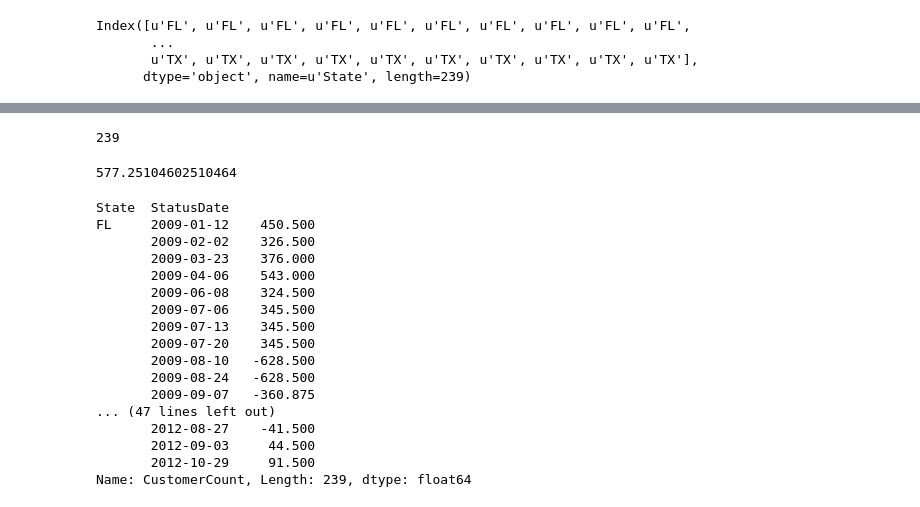
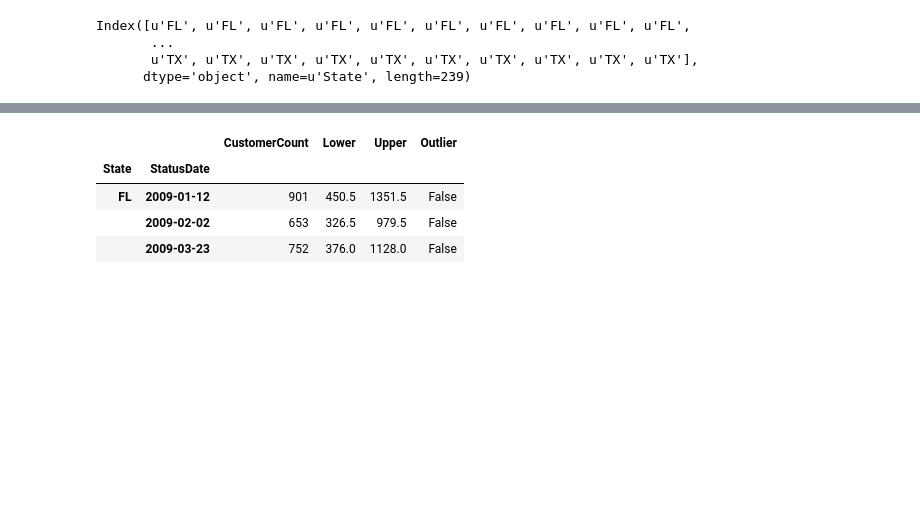
Before and after one commit to jaivrat/python_codes, a Jupyter notebook: ml-python/pandas-lessons/Lesson-03.ipynb, the cells around one changed output, grey strips where cells are left out. Saved outputs shown, nothing was run; the diff lists cells and outputs as text; code cells hidden in the pictures; blank space fills up the shorter version.

```diff
--- a/ml-python/pandas-lessons/Lesson-03.ipynb
+++ b/ml-python/pandas-lessons/Lesson-03.ipynb
@@ -361,30 +339,0 @@ Name: CustomerCount, Length: 239, dtype: int64
-# %%
-len(Daily.CustomerCount)
-# %% [output]
-239
-# %%
-#Daily['CustomerCount']
-from numpy import mean
-m = mean(Daily['CustomerCount'])
-# %% [output]
-577.25104602510464
-# %%
-StateYearMonth['CustomerCount'].transform( lambda x: x.quantile(q=.25) - (1.5*x.quantile(q=.75)-x.quantile(q=.25)) )
-# %% [output]
-State  StatusDate
-FL     2009-01-12    450.500
-       2009-02-02    326.500
-       2009-03-23    376.000
-       2009-04-06    543.000
-       2009-06-08    324.500
-       2009-07-06    345.500
-       2009-07-13    345.500
-       2009-07-20    345.500
-       2009-08-10   -628.500
-       2009-08-24   -628.500
-       2009-09-07   -360.875
-... (47 lines left out)
-       2012-08-27    -41.500
-       2012-09-03     44.500
-       2012-10-29     91.500
-Name: CustomerCount, Length: 239, dtype: float64
@@ -390,0 +342,20 @@ Name: CustomerCount, Length: 239, dtype: float64
+# %%
+# Calculate Outliers
+StateYearMonth = Daily.groupby([Daily.index.get_level_values(0), \
+                                Daily.index.get_level_values(1).year, \
+                                Daily.index.get_level_values(1).month])
+Daily['Lower'] = StateYearMonth['CustomerCount'].transform( lambda x: x.quantile(q=.25) - (1.5*x.quantile(q=.75)-x.quantile(q=.25)) )
+Daily['Upper'] = StateYearMonth['CustomerCount'].transform( lambda x: x.quantile(q=.75) + (1.5*x.quantile(q=.75)-x.quantile(q=.25)) )
+Daily['Outlier'] = (Daily['CustomerCount'] < Daily['Lower']) | (Daily['CustomerCount'] > Daily['Upper'])
+
+# Remove Outliers
+Daily = Daily[Daily['Outlier'] == False]
+# %%
+Daily.head(3)
+#Daily.info()
+# %% [output]
+|  |  | CustomerCount | Lower | Upper | Outlier |
+| State | StatusDate |  |  |  |  |
+| FL | 2009-01-12 | 901 | 450.5 | 1351.5 | False |
+|  | 2009-02-02 | 653 | 326.5 | 979.5 | False |
+|  | 2009-03-23 | 752 | 376.0 | 1128.0 | False |
```
Also changed, not shown: parts of 17 cells of this notebook.
